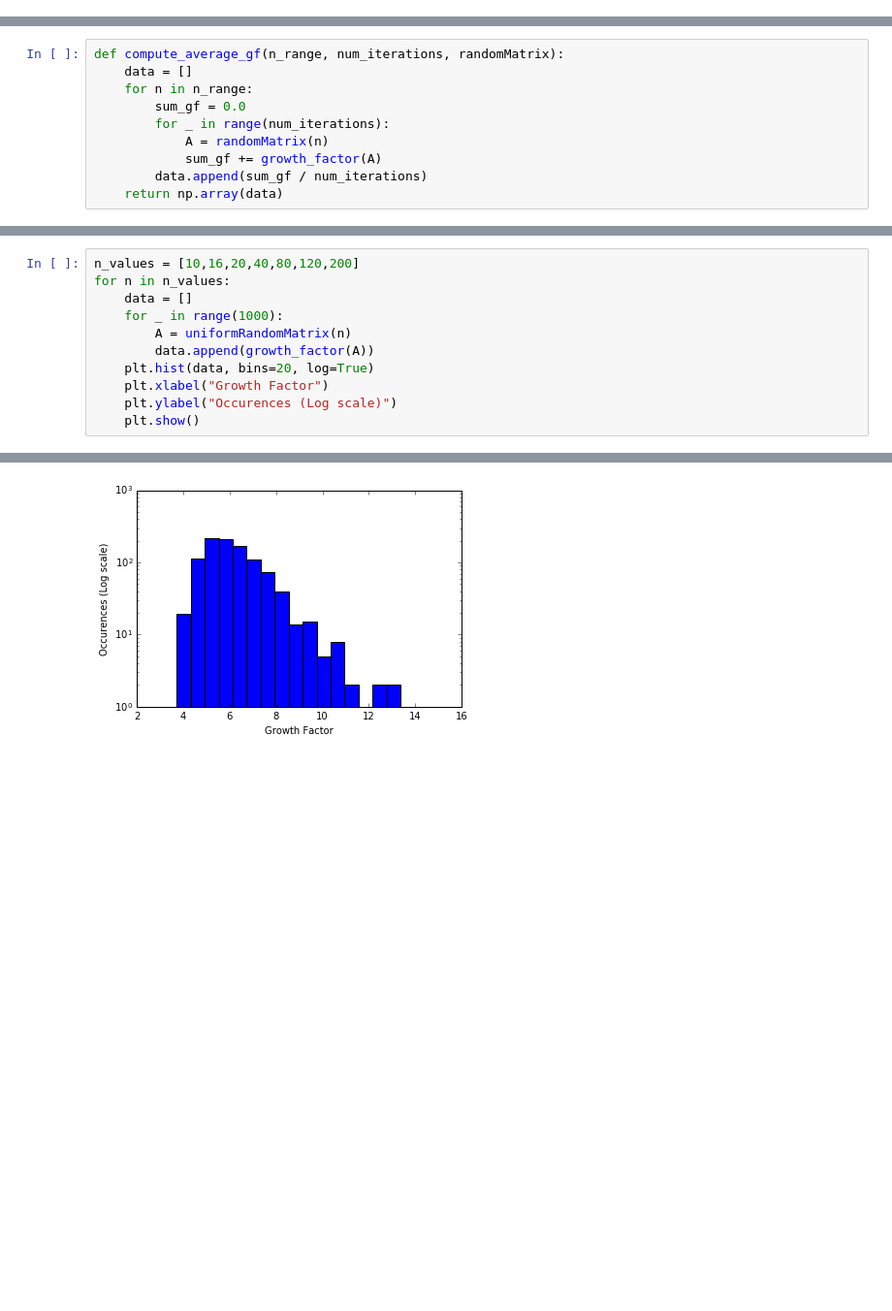
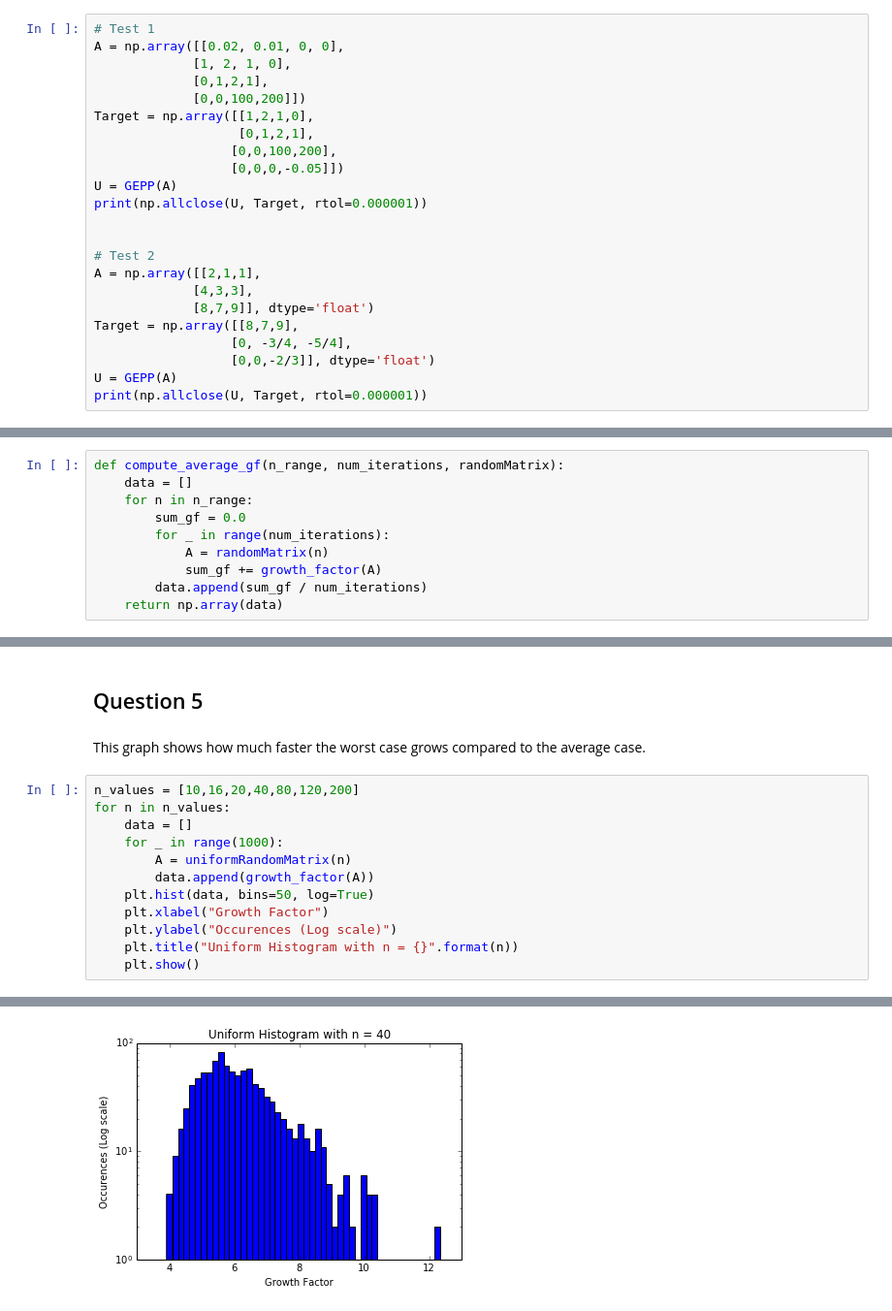
Before and after one commit to m4wright/math387lab2, a Jupyter notebook: lab2.ipynb, the cells around one changed output, grey strips where cells are left out. Shown at 97% size. Cells and saved outputs as stored; diff of their text form; blank space fills up the shorter version.

```diff
--- a/lab2.ipynb
+++ b/lab2.ipynb
@@ -27,0 +34,23 @@ def GEPP(A):
+# %%
+# Test 1
+A = np.array([[0.02, 0.01, 0, 0],
+             [1, 2, 1, 0],
+             [0,1,2,1],
+             [0,0,100,200]])
+Target = np.array([[1,2,1,0],
+                   [0,1,2,1],
+                  [0,0,100,200],
+                  [0,0,0,-0.05]])
+U = GEPP(A)
+print(np.allclose(U, Target, rtol=0.000001))
+
+
+# Test 2
+A = np.array([[2,1,1],
+             [4,3,3],
+             [8,7,9]], dtype='float')
+Target = np.array([[8,7,9],
+                  [0, -3/4, -5/4],
+                  [0,0,-2/3]], dtype='float')
+U = GEPP(A)
+print(np.allclose(U, Target, rtol=0.000001))
@@ -60,3 +107,7 @@ Fit the data to c*n**a with c = 0.6498059572954935 and a = 0.6308986987115381
+# %% [markdown]
+## Question 5
+# %% [markdown]
+This graph shows how much faster the worst case grows compared to the average case.
 # %%
 n_values = [10,16,20,40,80,120,200]
 for n in n_values:
@@ -64,8 +115,9 @@ for n in n_values:
     for _ in range(1000):
         A = uniformRandomMatrix(n)
         data.append(growth_factor(A))
-    plt.hist(data, bins=20, log=True)
+    plt.hist(data, bins=50, log=True)
     plt.xlabel("Growth Factor")
     plt.ylabel("Occurences (Log scale)")
+    plt.title("Uniform Histogram with n = {}".format(n))
     plt.show()
 # %% [output]
@@ -75 +127 @@ for n in n_values:
-[figure, old version]
+[figure, new version]
```
Also changed, not shown: parts of 13 cells of this notebook.
